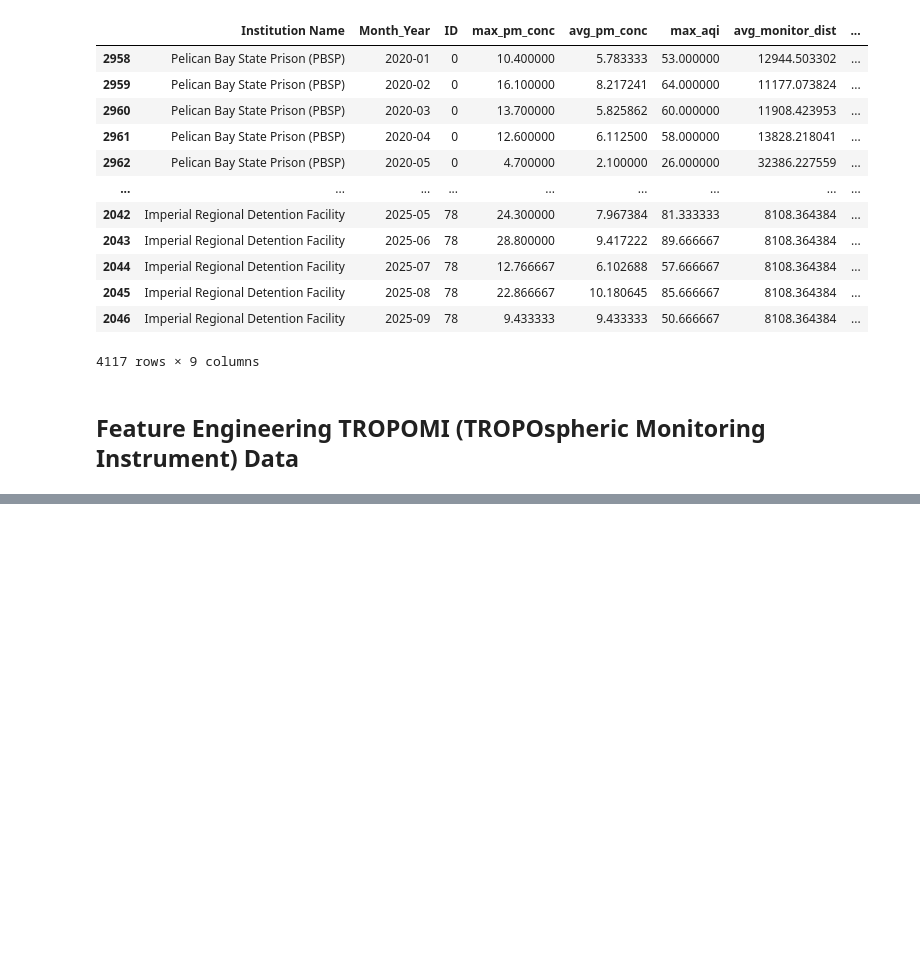
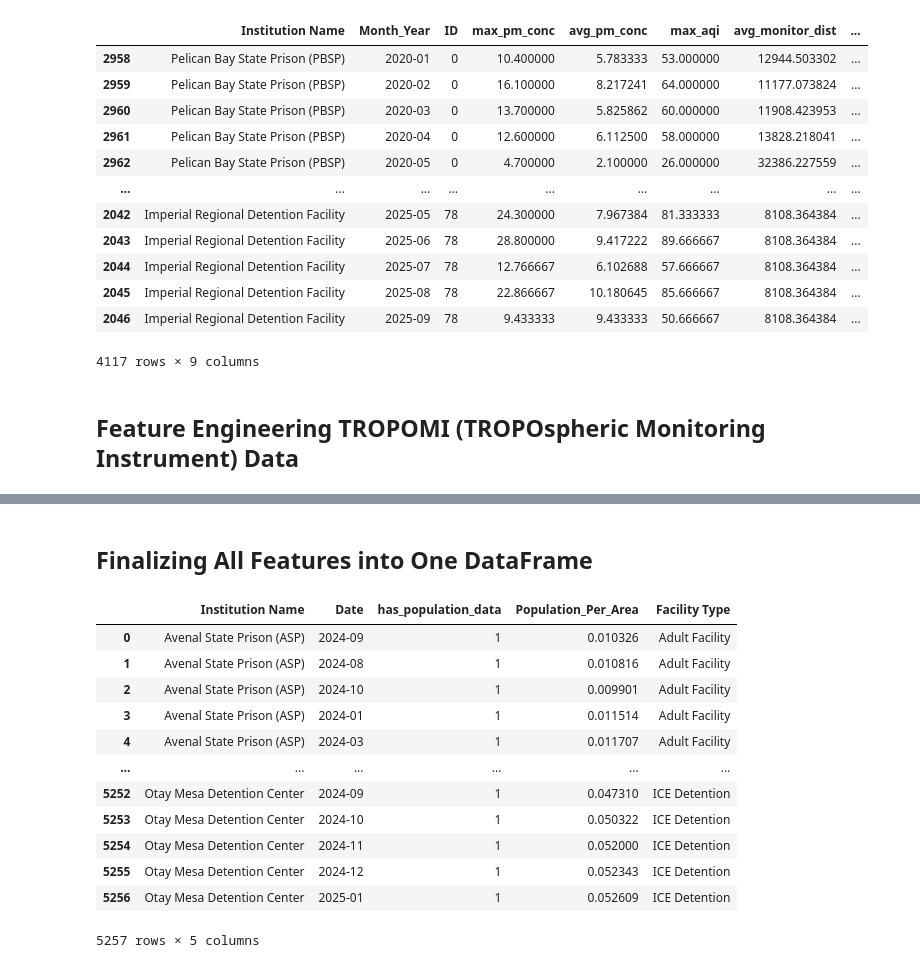
Before and after one commit to allisonsibrian/ca-wildfire-pollution-prison-project, a Jupyter notebook: ca_wildfire_feature_engineering.ipynb, the cells around one changed output, grey strips where cells are left out. Saved outputs shown, nothing was run; the diff lists cells and outputs as text; code cells hidden in the pictures; blank space fills up the shorter version.

```diff
--- a/ca_wildfire_feature_engineering.ipynb
+++ b/ca_wildfire_feature_engineering.ipynb
@@ -807,0 +841,26 @@ nasa_tropomi
+# %% [markdown]
+## Finalizing All Features into One DataFrame
+# %%
+# Cleaning Final Facilities dataframe for interested columns
+filtered_final_fac_merging = final_facilities_data[['Institution Name', 'Date', 'Population', 'Facility Type', 'Area']].copy()
+filtered_final_fac_merging['Population'] = filtered_final_fac_merging['Population'].map(lambda x: 0 if x == -1.0 else x)
+
+filtered_final_fac_merging['has_population_data'] = filtered_final_fac_merging['Population'].map(lambda x: 0 if x == 0 else 1)
+filtered_final_fac_merging['Population_Per_Area'] = filtered_final_fac_merging['Population'] / filtered_final_fac_merging['Area']
+
+final_cleaned_fac_data = filtered_final_fac_merging[['Institution Name', 'Date', 'has_population_data', 'Population_Per_Area', 'Facility Type']]
+final_cleaned_fac_data
+# %% [output]
+|  | Institution Name | Date | has_population_data | Population_Per_Area | Facility Type |
+| 0 | Avenal State Prison (ASP) | 2024-09 | 1 | 0.010326 | Adult Facility |
+| 1 | Avenal State Prison (ASP) | 2024-08 | 1 | 0.010816 | Adult Facility |
+| 2 | Avenal State Prison (ASP) | 2024-10 | 1 | 0.009901 | Adult Facility |
+| 3 | Avenal State Prison (ASP) | 2024-01 | 1 | 0.011514 | Adult Facility |
+| 4 | Avenal State Prison (ASP) | 2024-03 | 1 | 0.011707 | Adult Facility |
+| ... | ... | ... | ... | ... | ... |
+| 5252 | Otay Mesa Detention Center | 2024-09 | 1 | 0.047310 | ICE Detention |
+| 5253 | Otay Mesa Detention Center | 2024-10 | 1 | 0.050322 | ICE Detention |
+| 5254 | Otay Mesa Detention Center | 2024-11 | 1 | 0.052000 | ICE Detention |
+| 5255 | Otay Mesa Detention Center | 2024-12 | 1 | 0.052343 | ICE Detention |
+| 5256 | Otay Mesa Detention Center | 2025-01 | 1 | 0.052609 | ICE Detention |
+5257 rows × 5 columns
```
Also changed, not shown: parts of 6 cells of this notebook.
